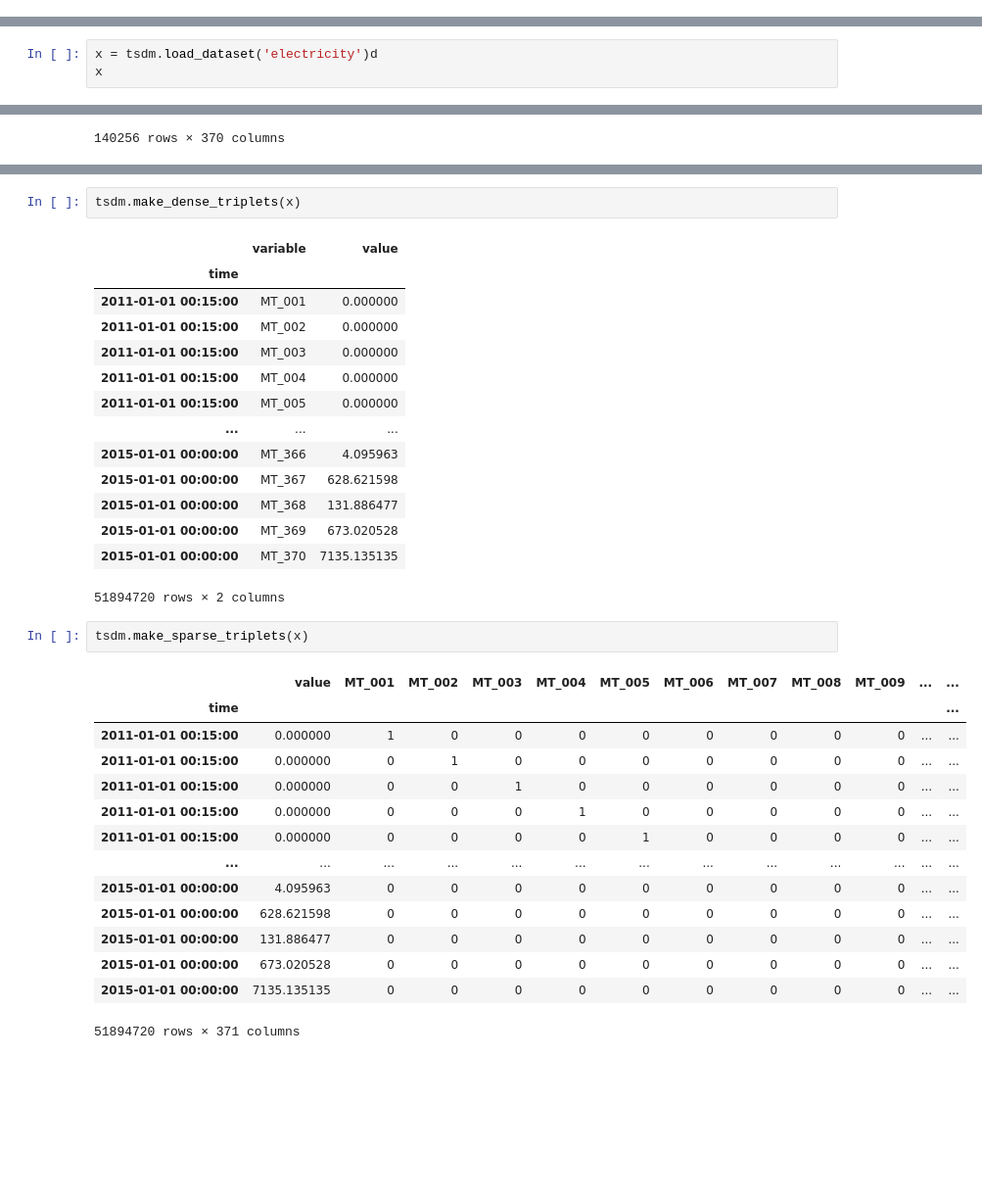
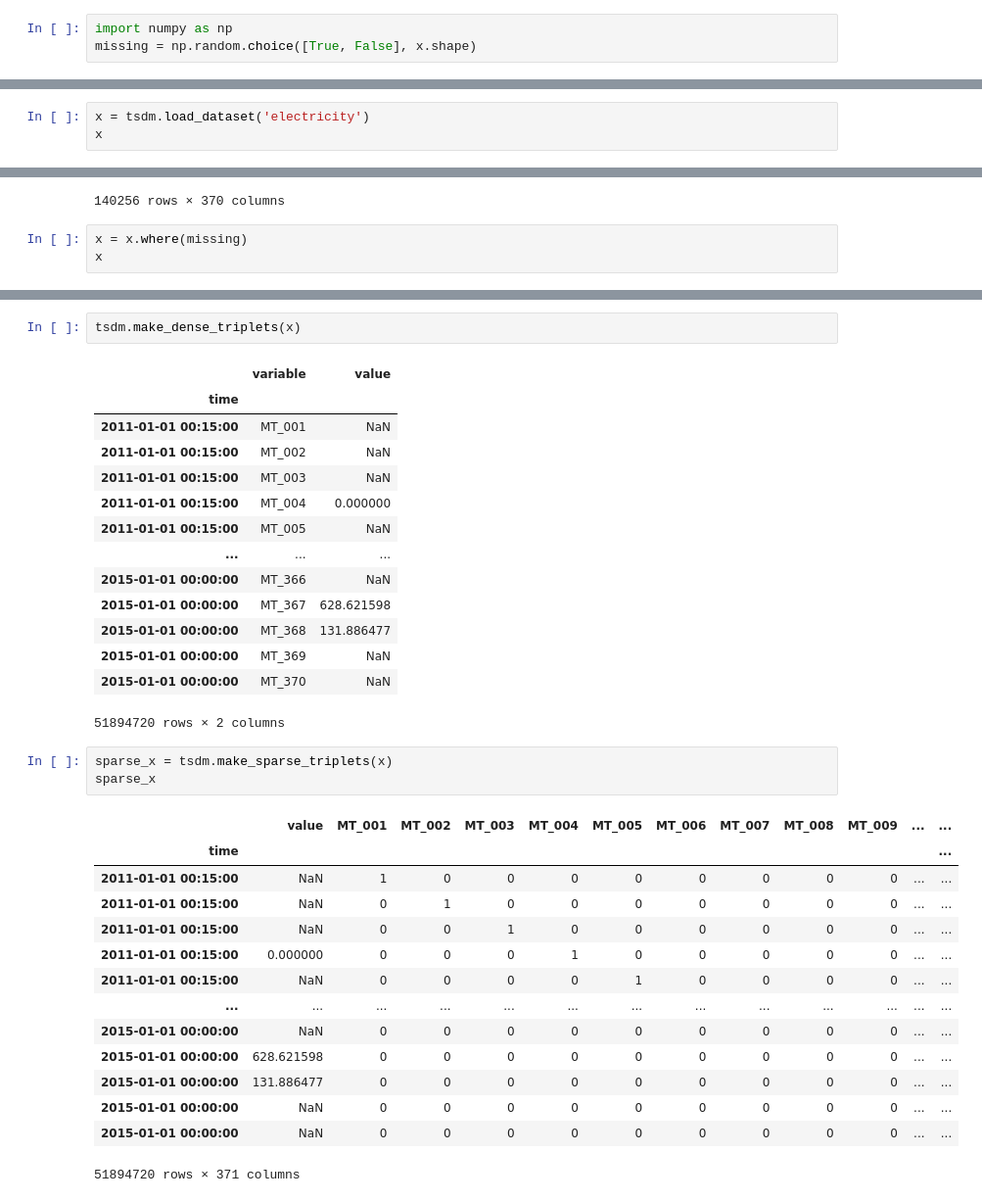
Before and after one commit to randolf-scholz/tsdm, a Jupyter notebook: examples/demo.ipynb, the cells around one changed output, grey strips where cells are left out. Shown at 98% size. Drawn from its saved outputs; the diff is of its cells as text; blank space fills up the shorter version.

```diff
--- a/examples/demo.ipynb
+++ b/examples/demo.ipynb
@@ -2,0 +4,3 @@ import tsdm
+# %%
+import numpy as np
+missing = np.random.choice([True, False], x.shape)
@@ -3,5 +27,5 @@ import tsdm
 # %%
-x = tsdm.load_dataset('electricity')d
+x = tsdm.load_dataset('electricity')
 x
 # %% [output]
 | client | MT_001 | MT_002 | MT_003 | MT_004 | MT_005 | MT_006 | MT_007 | MT_008 | MT_009 | MT_010 | ... | ... |
@@ -18,3 +42,6 @@ x
 | 2014-12-31 23:45:00 | 1.269036 | 21.337127 | 1.737619 | 166.666667 | 85.365854 | 285.714286 | 10.175240 | 225.589226 | 64.685315 | 72.043011 | ... | ... |
 | 2015-01-01 00:00:00 | 2.538071 | 19.914651 | 1.737619 | 178.861789 | 84.146341 | 279.761905 | 10.175240 | 249.158249 | 62.937063 | 69.892473 | ... | ... |
 140256 rows × 370 columns
+# %%
+x = x.where(missing)
+x
@@ -23,34 +65,35 @@ tsdm.make_dense_triplets(x)
 # %% [output]
 |  | variable | value |
 | time |  |  |
-| 2011-01-01 00:15:00 | MT_001 | 0.000000 |
-| 2011-01-01 00:15:00 | MT_002 | 0.000000 |
-| 2011-01-01 00:15:00 | MT_003 | 0.000000 |
+| 2011-01-01 00:15:00 | MT_001 | NaN |
+| 2011-01-01 00:15:00 | MT_002 | NaN |
+| 2011-01-01 00:15:00 | MT_003 | NaN |
 | 2011-01-01 00:15:00 | MT_004 | 0.000000 |
-| 2011-01-01 00:15:00 | MT_005 | 0.000000 |
+| 2011-01-01 00:15:00 | MT_005 | NaN |
 | ... | ... | ... |
-| 2015-01-01 00:00:00 | MT_366 | 4.095963 |
+| 2015-01-01 00:00:00 | MT_366 | NaN |
 | 2015-01-01 00:00:00 | MT_367 | 628.621598 |
 | 2015-01-01 00:00:00 | MT_368 | 131.886477 |
-| 2015-01-01 00:00:00 | MT_369 | 673.020528 |
-| 2015-01-01 00:00:00 | MT_370 | 7135.135135 |
+| 2015-01-01 00:00:00 | MT_369 | NaN |
+| 2015-01-01 00:00:00 | MT_370 | NaN |
 51894720 rows × 2 columns
 # %%
-tsdm.make_sparse_triplets(x)
+sparse_x = tsdm.make_sparse_triplets(x)
+sparse_x
 # %% [output]
 |  | value | MT_001 | MT_002 | MT_003 | MT_004 | MT_005 | MT_006 | MT_007 | MT_008 | MT_009 | ... | ... |
 | time |  |  |  |  |  |  |  |  |  |  |  | ... |
-| 2011-01-01 00:15:00 | 0.000000 | 1 | 0 | 0 | 0 | 0 | 0 | 0 | 0 | 0 | ... | ... |
-| 2011-01-01 00:15:00 | 0.000000 | 0 | 1 | 0 | 0 | 0 | 0 | 0 | 0 | 0 | ... | ... |
-| 2011-01-01 00:15:00 | 0.000000 | 0 | 0 | 1 | 0 | 0 | 0 | 0 | 0 | 0 | ... | ... |
+| 2011-01-01 00:15:00 | NaN | 1 | 0 | 0 | 0 | 0 | 0 | 0 | 0 | 0 | ... | ... |
+| 2011-01-01 00:15:00 | NaN | 0 | 1 | 0 | 0 | 0 | 0 | 0 | 0 | 0 | ... | ... |
+| 2011-01-01 00:15:00 | NaN | 0 | 0 | 1 | 0 | 0 | 0 | 0 | 0 | 0 | ... | ... |
 | 2011-01-01 00:15:00 | 0.000000 | 0 | 0 | 0 | 1 | 0 | 0 | 0 | 0 | 0 | ... | ... |
-| 2011-01-01 00:15:00 | 0.000000 | 0 | 0 | 0 | 0 | 1 | 0 | 0 | 0 | 0 | ... | ... |
+| 2011-01-01 00:15:00 | NaN | 0 | 0 | 0 | 0 | 1 | 0 | 0 | 0 | 0 | ... | ... |
 | ... | ... | ... | ... | ... | ... | ... | ... | ... | ... | ... | ... | ... |
-| 2015-01-01 00:00:00 | 4.095963 | 0 | 0 | 0 | 0 | 0 | 0 | 0 | 0 | 0 | ... | ... |
+| 2015-01-01 00:00:00 | NaN | 0 | 0 | 0 | 0 | 0 | 0 | 0 | 0 | 0 | ... | ... |
 | 2015-01-01 00:00:00 | 628.621598 | 0 | 0 | 0 | 0 | 0 | 0 | 0 | 0 | 0 | ... | ... |
 | 2015-01-01 00:00:00 | 131.886477 | 0 | 0 | 0 | 0 | 0 | 0 | 0 | 0 | 0 | ... | ... |
-| 2015-01-01 00:00:00 | 673.020528 | 0 | 0 | 0 | 0 | 0 | 0 | 0 | 0 | 0 | ... | ... |
-| 2015-01-01 00:00:00 | 7135.135135 | 0 | 0 | 0 | 0 | 0 | 0 | 0 | 0 | 0 | ... | ... |
+| 2015-01-01 00:00:00 | NaN | 0 | 0 | 0 | 0 | 0 | 0 | 0 | 0 | 0 | ... | ... |
+| 2015-01-01 00:00:00 | NaN | 0 | 0 | 0 | 0 | 0 | 0 | 0 | 0 | 0 | ... | ... |
 51894720 rows × 371 columns
 # %%
 x, m, d = tsdm.make_masked_format(x)
```
Also changed, not shown: parts of 6 cells of this notebook, 13 other files.
